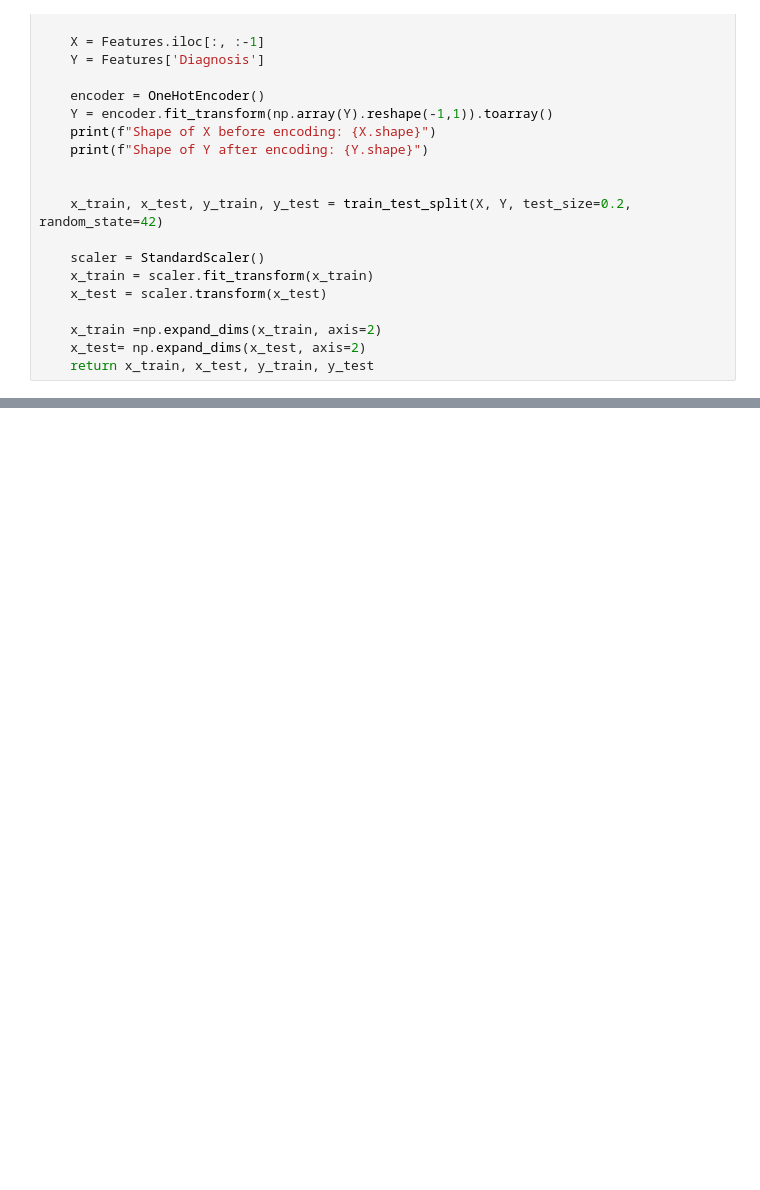
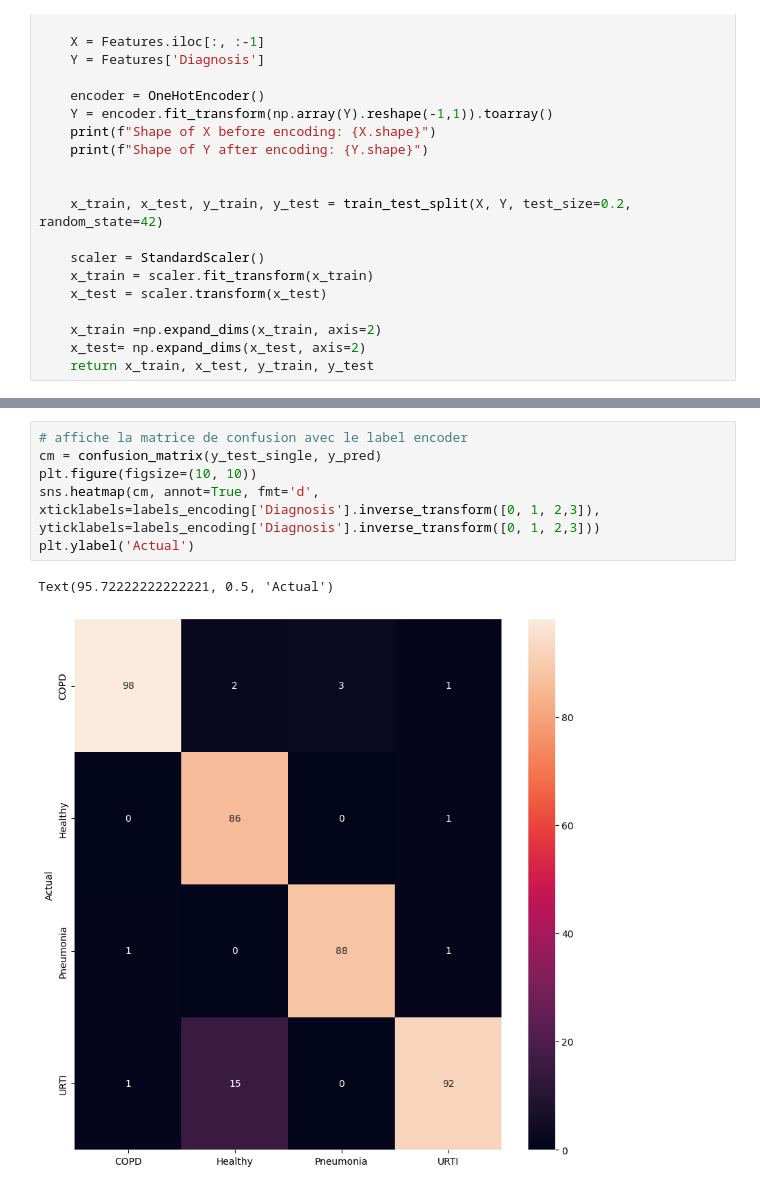
Before and after one commit to Hunkein/Exam-Son-Corentin-Kenny-Augustin-Theo, a Jupyter notebook: theo.ipynb, the cells around one changed output, grey strips where cells are left out. Drawn from its saved outputs; the diff is of its cells as text; blank space fills up the shorter version.

```diff
--- a/theo.ipynb
+++ b/theo.ipynb
@@ -451,2 +448,11 @@ Accuracy of Random Forest Classifier: 92.54%
+# %%
+# affiche la matrice de confusion avec le label encoder
+cm = confusion_matrix(y_test_single, y_pred)
+plt.figure(figsize=(10, 10))
+sns.heatmap(cm, annot=True, fmt='d', xticklabels=labels_encoding['Diagnosis'].inverse_transform([0, 1, 2,3]), yticklabels=labels_encoding['Diagnosis'].inverse_transform([0, 1, 2,3]))
+plt.ylabel('Actual')
+# %% [output]
+Text(95.72222222222221, 0.5, 'Actual')
+[figure, added]
 # %%
 # Affiche label pour diagnosis
```
Also changed, not shown: parts of 9 cells of this notebook.
